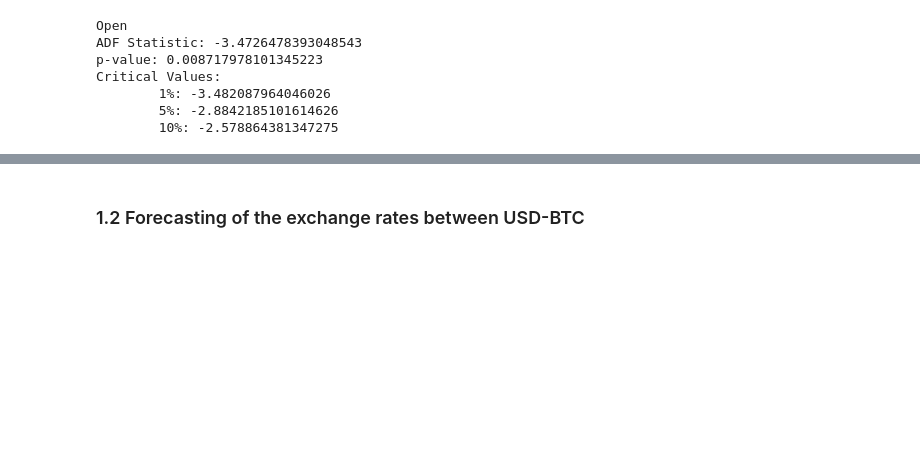
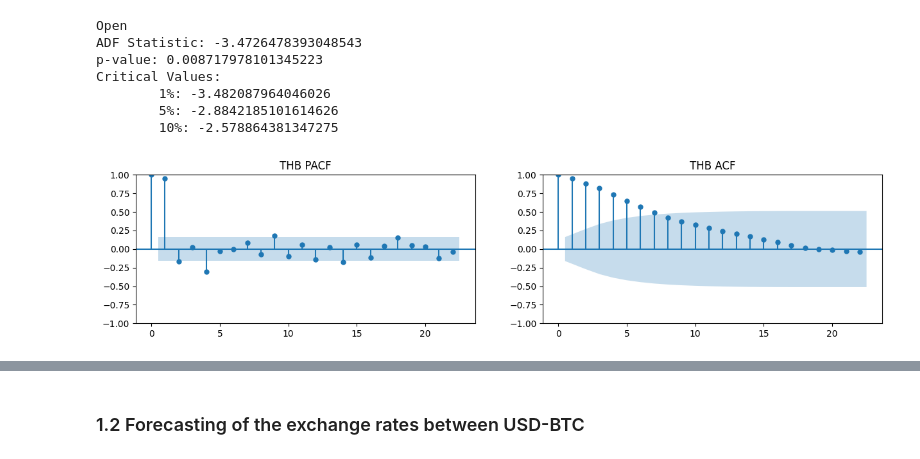
Before and after one commit to al3xkras/arima-python-examples, a Jupyter notebook: arima-currency-analysis/CurrencyAnalysis-ARIMA.ipynb, the cells around one changed output, grey strips where cells are left out. Saved outputs shown, nothing was run; the diff lists cells and outputs as text; code cells hidden in the pictures; blank space fills up the shorter version.

```diff
--- a/arima-currency-analysis/CurrencyAnalysis-ARIMA.ipynb
+++ b/arima-currency-analysis/CurrencyAnalysis-ARIMA.ipynb
@@ -311,3 +346,7 @@ Critical Values:
         1%: -3.482087964046026
         5%: -2.8842185101614626
         10%: -2.578864381347275
+# %%
+ca.plot_autocorr_fun()
+# %% [output]
+[figure, added]
```
Also changed, not shown: parts of 8 cells of this notebook.
